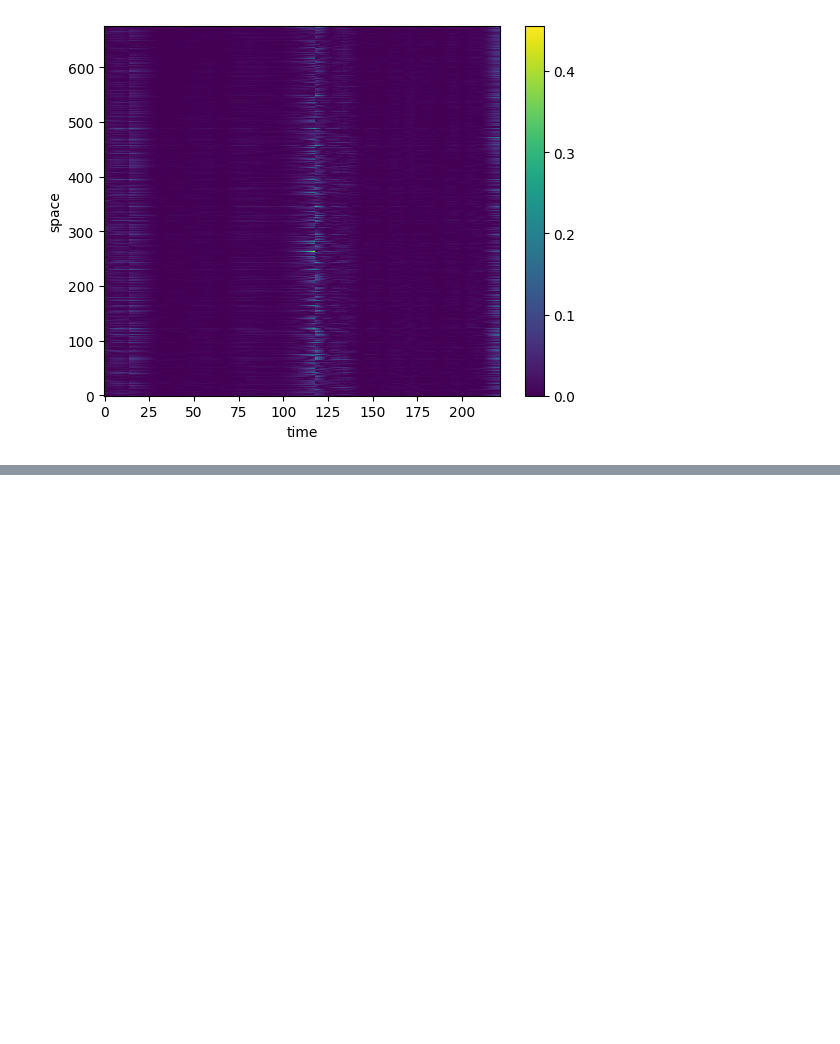
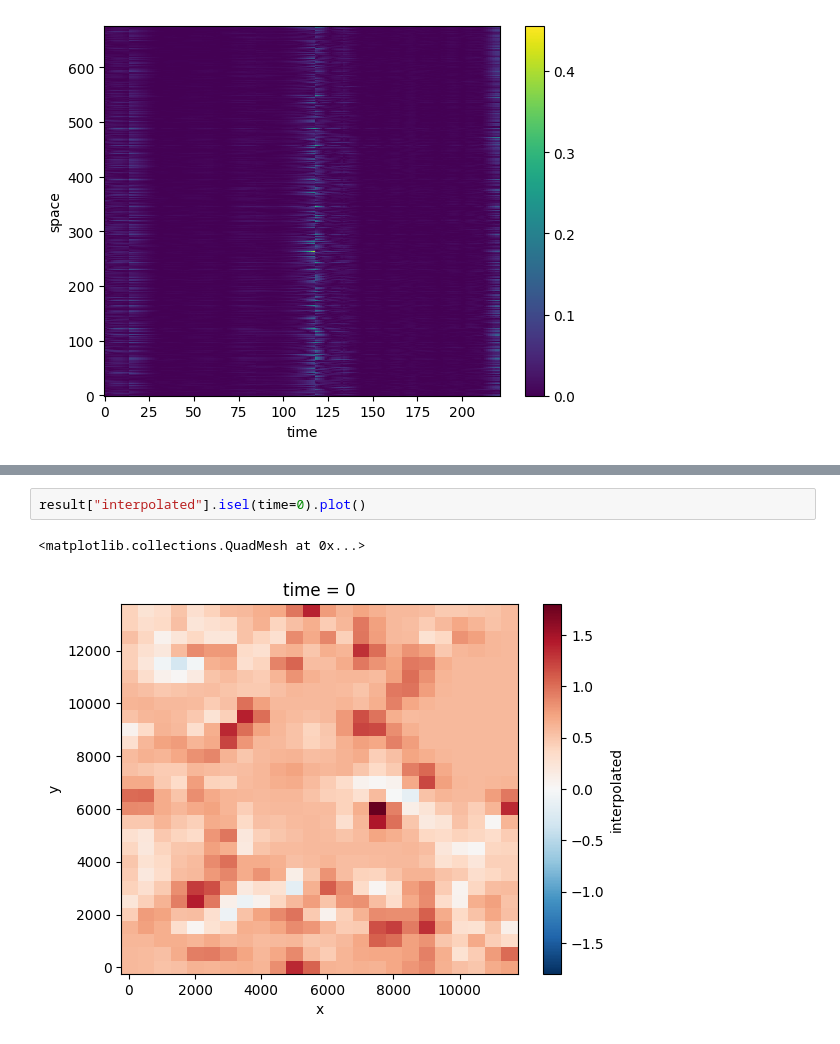
Before and after one commit to TUDelftGeodesy/DePSI, a Jupyter notebook: examples/notebooks/demo_atmosphere_estimation.ipynb, the cells around one changed output, grey strips where cells are left out. Saved outputs shown, nothing was run; the diff lists cells and outputs as text; blank space fills up the shorter version.

```diff
--- a/examples/notebooks/demo_atmosphere_estimation.ipynb
+++ b/examples/notebooks/demo_atmosphere_estimation.ipynb
@@ -91,0 +166,5 @@ ae.plot(x="time", y="space")
+# %%
+result["interpolated"].isel(time=0).plot()
+# %% [output]
+<matplotlib.collections.QuadMesh at 0x...>
+[figure, added]
```
Also changed, not shown: parts of 13 cells of this notebook.
